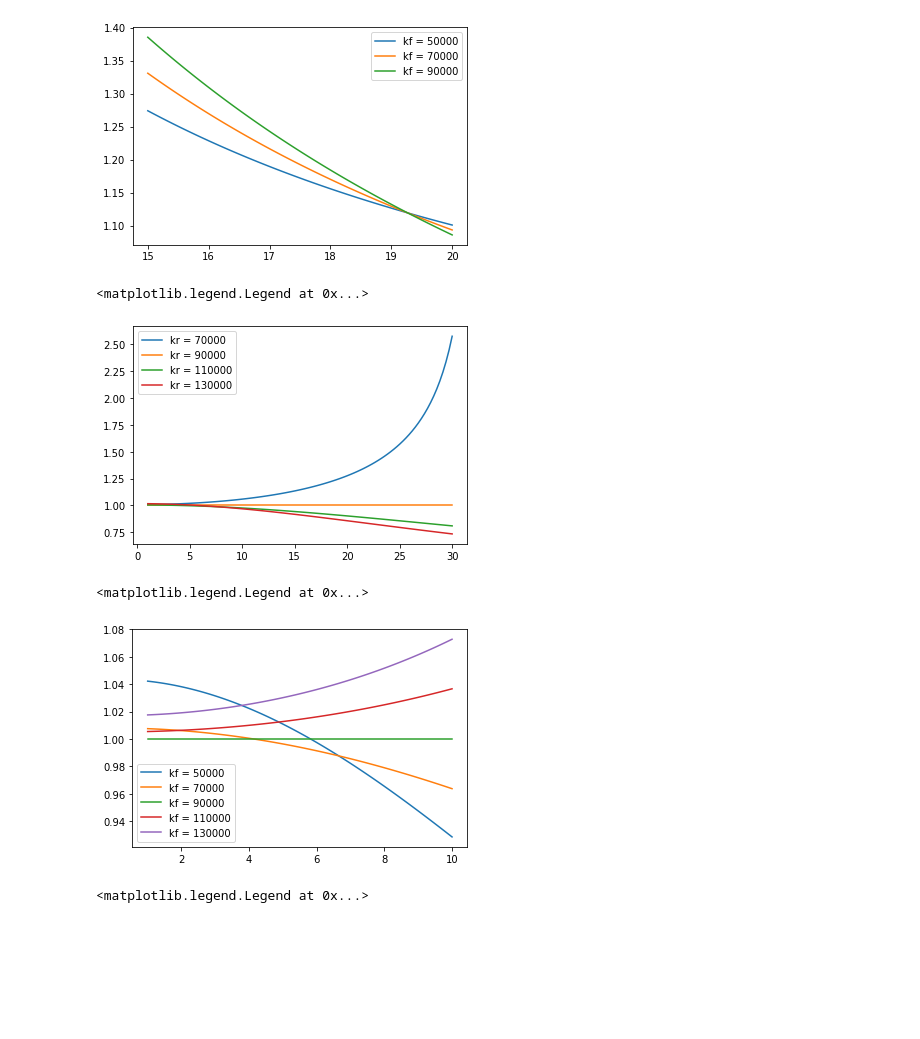
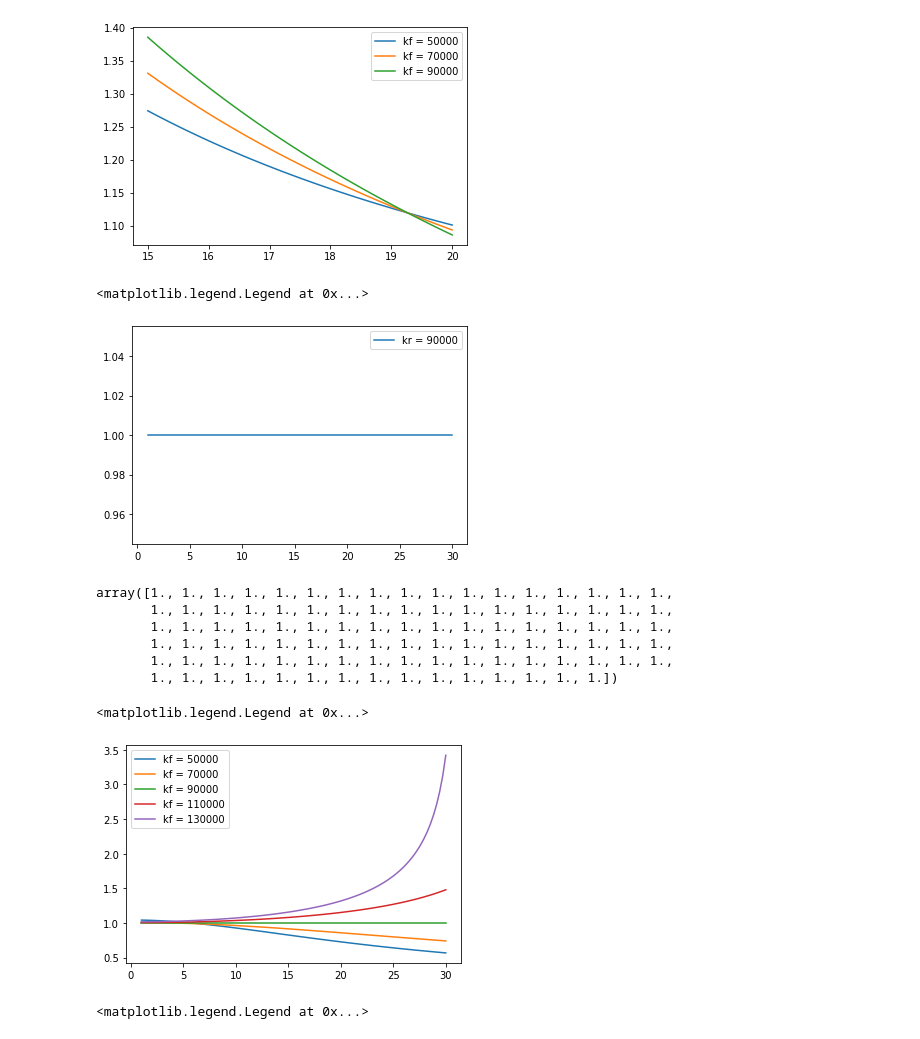
Before and after one commit to SPF33/veDSim, a Jupyter notebook: STM_dynamic_properties.ipynb, the cells around one changed output. Saved outputs shown, nothing was run; the diff lists cells and outputs as text; code cells hidden in the pictures; blank space fills up the shorter version.

```diff
--- a/STM_dynamic_properties.ipynb
+++ b/STM_dynamic_properties.ipynb
@@ -10,7 +10,7 @@ kr = 90000
 m = 1600
 l = 2.7
 lf = 1.35
-Jz = 3000
+Jz = 2916
 # %%
 V = np.linspace(1, 60, num=100)
 wn = np.zeros(len(V))
@@ -45,15 +45,24 @@ plt.legend()
 # %%
 V = np.linspace(1, 30, num=100)
 kf = 90000
-for kr in [70000, 90000, 110000, 130000]:
+for kr in [90000]:
     wn = np.sqrt(kf*kr*l*l/(Jz*m*np.square(V)) + (kr*(l-lf) - kf *lf)/Jz)
     sigma = 0.5*((kf*lf*lf + kr*(l-lf)*(l-lf))/(Jz*V) + (kf + kr)/(m*V))
     legend = 'kr = ' + str(kr)
     plt.plot(V, sigma/wn,label=legend)
 plt.legend()
 # %% [output]
 <matplotlib.legend.Legend at 0x...>
-[figure, old version]
+[figure, new version]
+# %%
+sigma/wn
+# %% [output]
+array([1., 1., 1., 1., 1., 1., 1., 1., 1., 1., 1., 1., 1., 1., 1., 1., 1.,
+       1., 1., 1., 1., 1., 1., 1., 1., 1., 1., 1., 1., 1., 1., 1., 1., 1.,
+       1., 1., 1., 1., 1., 1., 1., 1., 1., 1., 1., 1., 1., 1., 1., 1., 1.,
+       1., 1., 1., 1., 1., 1., 1., 1., 1., 1., 1., 1., 1., 1., 1., 1., 1.,
+       1., 1., 1., 1., 1., 1., 1., 1., 1., 1., 1., 1., 1., 1., 1., 1., 1.,
+       1., 1., 1., 1., 1., 1., 1., 1., 1., 1., 1., 1., 1., 1., 1.])
 # %%
 kr = 90000
 for kf in [50000, 70000, 90000,110000, 130000]:
@@ -64,7 +73,7 @@ for kf in [50000, 70000, 90000,110000, 130000]:
 plt.legend()
 # %% [output]
 <matplotlib.legend.Legend at 0x...>
-[figure, old version]
+[figure, new version]
 # %%
 V = np.linspace(10, 80, num=100)
 kf = 50000
```
Also changed, not shown: parts of 14 cells of this notebook, 1 other file.
